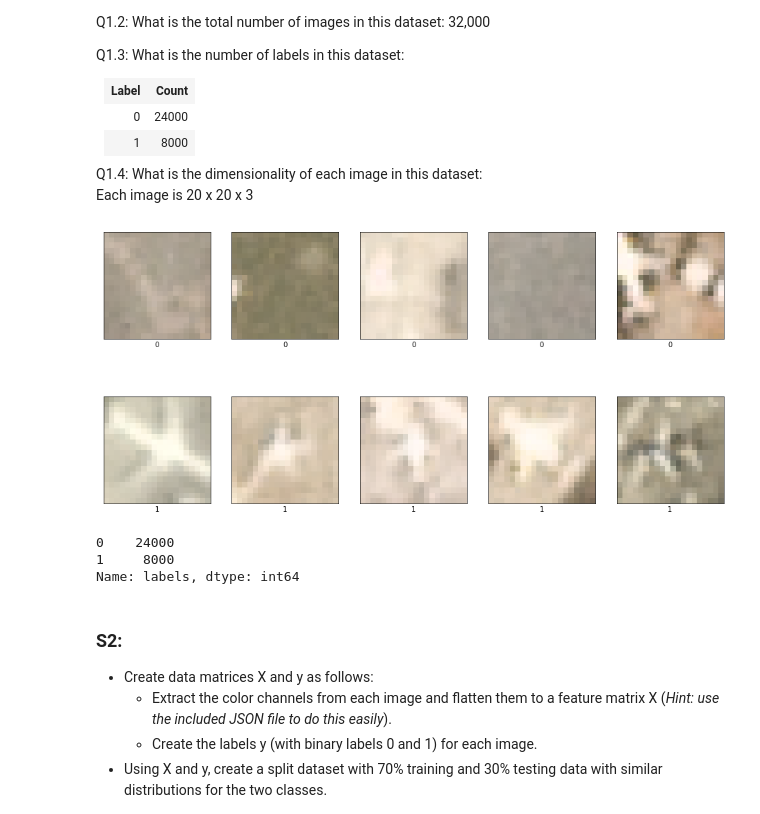
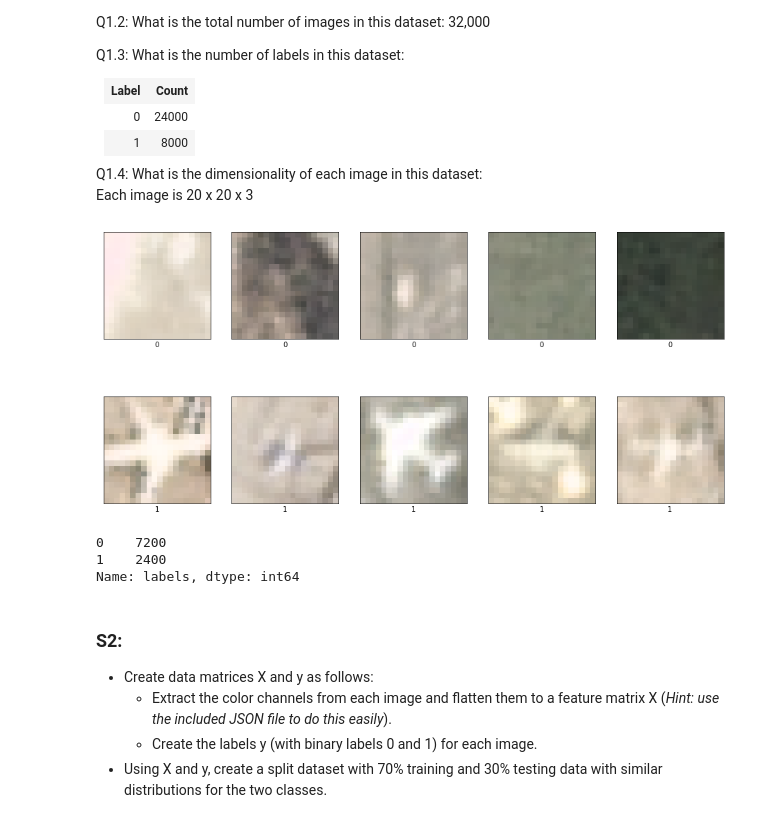
Before and after one commit to johnatawnclementawn/RemoteSensing_650_HW, a Jupyter notebook: HW2/Clementi_MUSA650_HW2.ipynb, the cells around one changed output. Cells and saved outputs as stored; diff of their text form; code cells hidden in the pictures.

Commit message:
Modeling for Q2 & 3, working on ROC

```diff
--- a/HW2/Clementi_MUSA650_HW2.ipynb
+++ b/HW2/Clementi_MUSA650_HW2.ipynb
@@ -24,0 +37,3 @@ This dataset comes from https://www.kaggle.com/rhammell/planesnet
+# %%
+directory = '/content/drive/MyDrive/Grad School/Penn_MUSA/Spring2022/650_RemoteSensing/Homework/HW2'
+data_directory = '{}/Data'.format(directory)
@@ -25,5 +44,12 @@ This dataset comes from https://www.kaggle.com/rhammell/planesnet
+# %%
+df = pd.read_json('{}/planesnet.json'.format(data_directory))
+# %%
+#############################################################
+#### Remove this code when running for final submission #####
+#### down sample so models run quickly ######################
+df = df.groupby('labels').sample(frac = 0.3, random_state = 123)
 # %%
-import os
-path = os.getcwd()
-# print(os.listdir("{}\data".format(path)))
-df = pd.read_json('{}\data\planesnet.json'.format(path))
+# If running code locally, run this code
+#path = os.getcwd()
+# print(os.listdir("{}/data".format(path)))
+#df = pd.read_json('{}/data/planesnet.json'.format(path))
@@ -53,34 +76,37 @@ Each image is 20 x 20 x 3
 # %%
 # Q 1.1: Visualize a few images for different labels
 
 viz = df.groupby('labels').sample(n = 5, random_state = 123)
 
 plt.figure(figsize=(16,8))
 
 for i in range(10):
   # Choose random img and its label
   # randIdx = random.randrange(0, len(df['data']))
-  img = np.array(viz['data'].iloc[i]) / 255
-  img = img.reshape((3, 400)).T.reshape(20,20,3)
+  img = np.array(viz['data'].iloc[i])
+  img = img.reshape((3, 400)).T.reshape(20,20,3) # T is for transpose
   label = viz['labels'].iloc[i]
 
   # Display img
   plt.subplot(2,5,i+1)
   plt.xticks([]) # Remove tick marks on x axis
   plt.yticks([]) # Remove tick marks on y axis
   plt.imshow(img)
   plt.xlabel(label)
 
 plt.show()
 # %% [output]
-[figure, old version]
+[figure, new version]
 # %%
 # Q1.2
 count = df['labels'].value_counts()
 print(count)
+
+# Q1.4
+# np.array(viz['data'].iloc[i]).shape
 # %% [output]
-0    24000
-1     8000
+0    7200
+1    2400
 Name: labels, dtype: int64
 # %% [markdown]
 ### S2:
```
Also changed, not shown: parts of 17 cells of this notebook.
